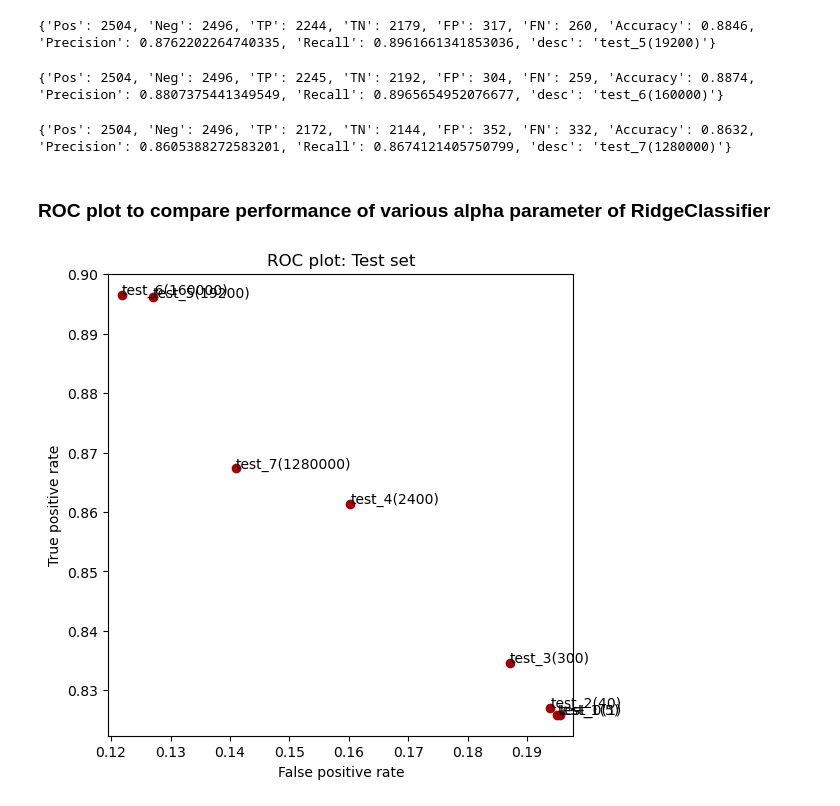
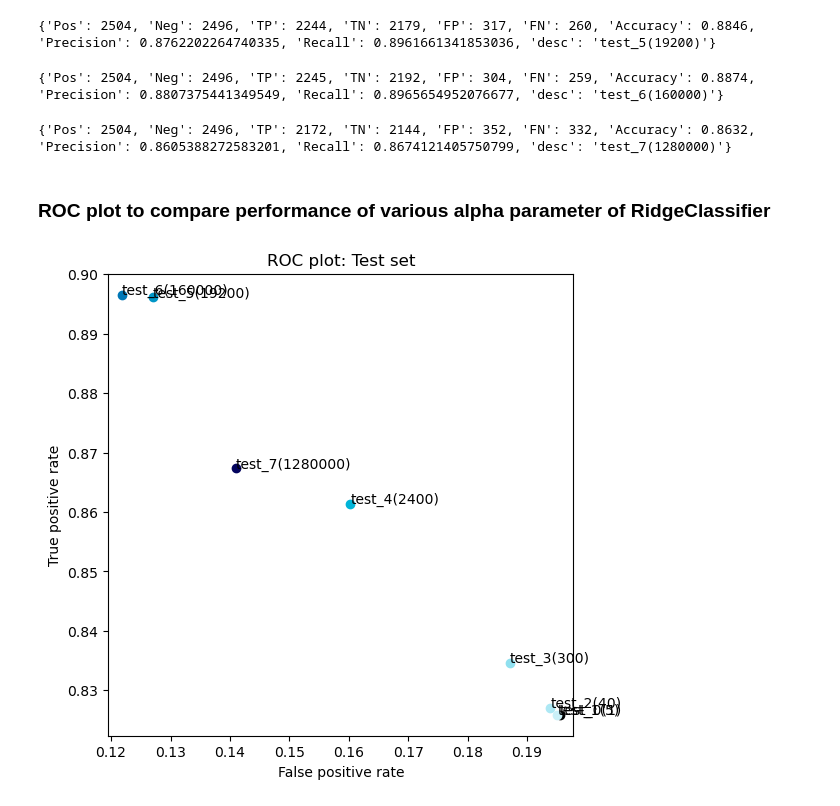
Before and after one commit to ShaoT-Hugh/My-Portfolio-Website, a Jupyter notebook: Machine Learning/final_assignment_1_Iteration_1/moviereviews_iteration_1.ipynb, the cells around one changed output. Cells and saved outputs as stored; diff of their text form; code cells hidden in the pictures.

```diff
--- a/Machine Learning/final_assignment_1_Iteration_1/moviereviews_iteration_1.ipynb
+++ b/Machine Learning/final_assignment_1_Iteration_1/moviereviews_iteration_1.ipynb
@@ -129,7 +131,7 @@ def process_raw_data(fn, my_random_seed, test=False):
 fitted_transformations = []
 
 # CHANGE FILE PATH and my_random_seed number (any integer other than 74 will do):
-X_train, X_test, y_train, y_test, X_raw_train, X_raw_test = process_raw_data(fn='moviereviews_train.tsv', my_random_seed=713)
+X_train, X_test, y_train, y_test, X_raw_train, X_raw_test = process_raw_data(fn='../moviereviews_train.tsv', my_random_seed=713)
 
 print("Number of fits stored in `fitted_transformations` list: ")
 print(len(fitted_transformations))
@@ -235,12 +237,12 @@ print(rdg_7_performance_train.performance_measures)
 ### ROC plot to compare performance of various alpha parameter of RidgeClassifier
 # %%
 fits = [rdg_0_performance_train, rdg_1_performance_train, rdg_2_performance_train, rdg_3_performance_train, rdg_4_performance_train, rdg_5_performance_train, rdg_6_performance_train, rdg_7_performance_train]
-plot_colors = ["black", "#FFBA08", "#FAA307", "#F48C06", "#E85D04", "#DC2F02", "#D00000", "#9D0208"]
+plot_colors_train = ["black", "#FFBA08", "#FAA307", "#F48C06", "#E85D04", "#DC2F02", "#D00000", "#9D0208"]
 
 plt.figure(figsize=(6,6))
 for i, fit in enumerate(fits):
     plt.plot(fit.performance_measures['FP'] / fit.performance_measures['Neg'],
-             fit.performance_measures['TP'] / fit.performance_measures['Pos'], 'o', color=plot_colors[i])
+             fit.performance_measures['TP'] / fit.performance_measures['Pos'], 'o', color=plot_colors_train[i])
     plt.text(fit.performance_measures['FP'] / fit.performance_measures['Neg'],
              fit.performance_measures['TP'] / fit.performance_measures['Pos'], fit.desc)
 plt.axis([0, 1, 0, 1])
@@ -291,34 +293,35 @@ rdg_5_performance_test.compute_measures()
 print(rdg_5_performance_test.performance_measures)
 # %% [output]
 {'Pos': 2504, 'Neg': 2496, 'TP': 2244, 'TN': 2179, 'FP': 317, 'FN': 260, 'Accuracy': 0.8846, 'Precision': 0.8762202264740335, 'Recall': 0.8961661341853036, 'desc': 'test_5(19200)'}
-# %%
-rdg_6_performance_test = BinaryClassificationPerformance(rdg_6.predict(X_test), y_test, 'test_6(160000)')
-rdg_6_performance_test.compute_measures()
-print(rdg_6_performance_test.performance_measures)
-# %% [output]
-{'Pos': 2504, 'Neg': 2496, 'TP': 2245, 'TN': 2192, 'FP': 304, 'FN': 259, 'Accuracy': 0.8874, 'Precision': 0.8807375441349549, 'Recall': 0.8965654952076677, 'desc': 'test_6(160000)'}
-# %%
-rdg_7_performance_test = BinaryClassificationPerformance(rdg_7.predict(X_test), y_test, 'test_7(1280000)')
-rdg_7_performance_test.compute_measures()
-print(rdg_7_performance_test.performance_measures)
-# %% [output]
-{'Pos': 2504, 'Neg': 2496, 'TP': 2172, 'TN': 2144, 'FP': 352, 'FN': 332, 'Accuracy': 0.8632, 'Precision': 0.8605388272583201, 'Recall': 0.8674121405750799, 'desc': 'test_7(1280000)'}
+# %%
+rdg_6_performance_test = BinaryClassificationPerformance(rdg_6.predict(X_test), y_test, 'test_6(160000)')
+rdg_6_performance_test.compute_measures()
+print(rdg_6_performance_test.performance_measures)
+# %% [output]
+{'Pos': 2504, 'Neg': 2496, 'TP': 2245, 'TN': 2192, 'FP': 304, 'FN': 259, 'Accuracy': 0.8874, 'Precision': 0.8807375441349549, 'Recall': 0.8965654952076677, 'desc': 'test_6(160000)'}
+# %%
+rdg_7_performance_test = BinaryClassificationPerformance(rdg_7.predict(X_test), y_test, 'test_7(1280000)')
+rdg_7_performance_test.compute_measures()
+print(rdg_7_performance_test.performance_measures)
+# %% [output]
+{'Pos': 2504, 'Neg': 2496, 'TP': 2172, 'TN': 2144, 'FP': 352, 'FN': 332, 'Accuracy': 0.8632, 'Precision': 0.8605388272583201, 'Recall': 0.8674121405750799, 'desc': 'test_7(1280000)'}
 # %% [markdown]
 ### ROC plot to compare performance of various alpha parameter of RidgeClassifier
 # %%
 fits = [rdg_0_performance_test, rdg_1_performance_test, rdg_2_performance_test, rdg_3_performance_test, rdg_4_performance_test, rdg_5_performance_test, rdg_6_performance_test, rdg_7_performance_test]
+plot_colors_test = ["black", "#CAF0F8", "#ADE8F4", "#90E0EF", "#00B4D8", "#0096C7", "#0077B6", "#03045E"]
 
 plt.figure(figsize=(6,6))
 for i, fit in enumerate(fits):
     plt.plot(fit.performance_measures['FP'] / fit.performance_measures['Neg'],
-             fit.performance_measures['TP'] / fit.performance_measures['Pos'], 'o', color=plot_colors[i])
+             fit.performance_measures['TP'] / fit.performance_measures['Pos'], 'o', color=plot_colors_test[i])
     plt.text(fit.performance_measures['FP'] / fit.performance_measures['Neg'],
              fit.performance_measures['TP'] / fit.performance_measures['Pos'], fit.desc)
 plt.axis([0, 1, 0, 1])
 plt.axis('equal')
 plt.title('ROC plot: Test set')
 plt.xlabel('False positive rate')
 plt.ylabel('True positive rate')
 plt.show()
 # %% [output]
-[figure, old version]
+[figure, new version]
```
Also changed, not shown: parts of 7 cells of this notebook, 14 other files.
